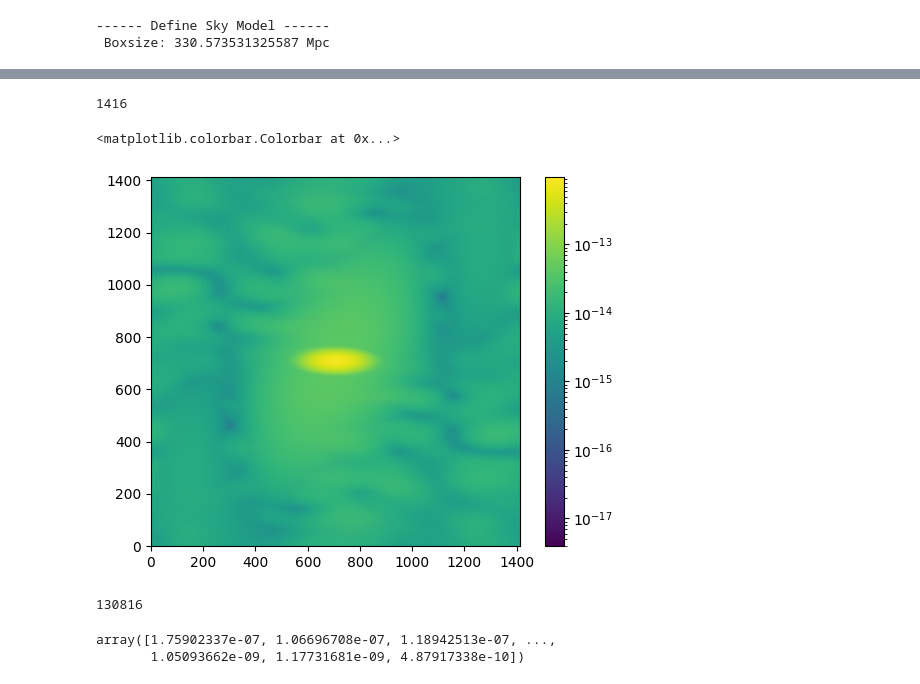
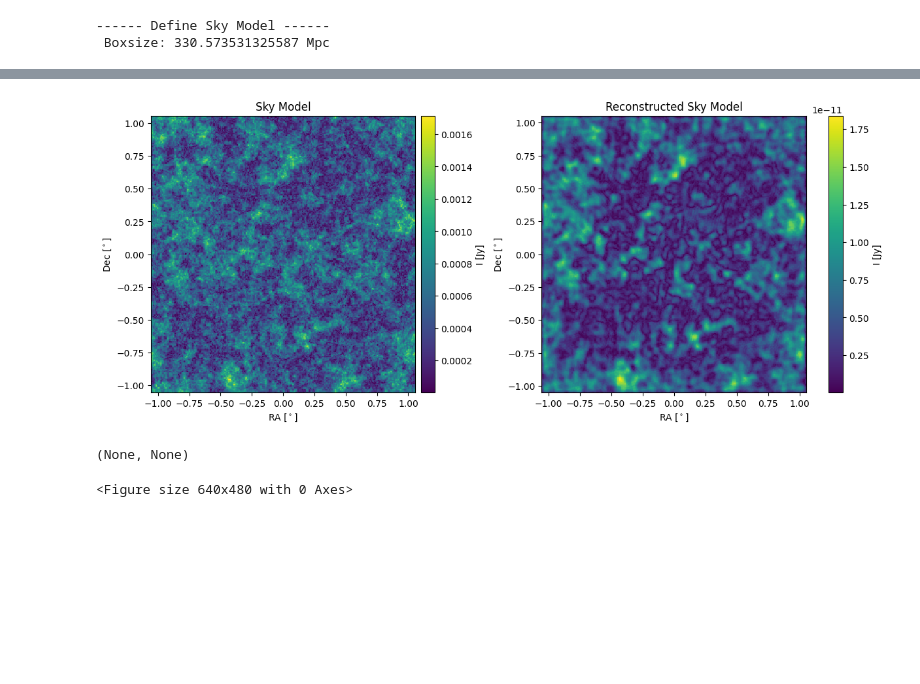
Before and after one commit to micbia/mirto, a Jupyter notebook: utils_telescope/sim_visibility.ipynb, the cells around one changed output, grey strips where cells are left out. Drawn from its saved outputs; the diff is of its cells as text; code cells hidden in the pictures; blank space fills up the shorter version.

```diff
--- a/utils_telescope/sim_visibility.ipynb
+++ b/utils_telescope/sim_visibility.ipynb
@@ -182,35 +195,44 @@ plt.show()
 # %%
-UMAX = 17000.
-URES = 12.
+"""
+UMAX = 1./dthet
+URES = 1./FoV.value
 USIZE = int(UMAX / URES)
-print(USIZE)
+"""
 
-u_bin = np.linspace(-UMAX, UMAX, USIZE, endpoint=False)
+u_bin = np.fft.fftshift(np.fft.fftfreq(256, dthet))
 
-# binn the visibility points
-uv_plane = stats.binned_statistic_2d(x=uvw[:,0], y=uvw[:,1],
-                                     values=np.abs(vis), statistic='sum', bins=[u_bin, u_bin]).statistic
+# binn the visibility points (real and complex space)
+uv_plane_real = stats.binned_statistic_2d(x=uvw[:,0], y=uvw[:,1],
+                                     values=vis.real, statistic='sum', bins=[u_bin, u_bin]).statistic
+uv_plane_compl = stats.binned_statistic_2d(x=uvw[:,0], y=uvw[:,1],
+                                     values=vis.imag, statistic='sum', bins=[u_bin, u_bin]).statistic
 
+# combine back the uv-data
+uv_plane = uv_plane_real + 1j*uv_plane_compl
+
+# sampling
 uv_sampl = stats.binned_statistic_2d(x=uvw[:,0], y=uvw[:,1],
                                      values=None, statistic='count', bins=[u_bin, u_bin]).statistic
 
 uv_plane /= np.where(uv_sampl > 0, uv_sampl, 1)
 
-I_sky_reconstruct = np.abs(np.fft.ifft2(uv_plane))
+# inverse fourier transform gridded visibility
+I_sky_reconstruct = np.fft.ifft2(uv_plane)
 I_sky_reconstruct = np.fft.fftshift(np.abs(I_sky_reconstruct))
-
-plt.imshow(I_sky_reconstruct.T, origin='lower', norm='log')
-plt.colorbar()
-# %% [output]
-1416
-<matplotlib.colorbar.Colorbar at 0x...>
-[figure, removed]
-# %%
-np.abs(vis).size
-# %% [output]
-130816
-# %%
-np.sqrt(vis.real**2+vis.imag**2)
-# %% [output]
-array([1.75902337e-07, 1.06696708e-07, 1.18942513e-07, ...,
-       1.05093662e-09, 1.17731681e-09, 4.87917338e-10])
+# %%
+# plot visibility matrix
+fig, axs = plt.subplots(figsize=(12, 5), ncols=2, nrows=1, constrained_layout=True)
+axs[0].set_title('Sky Model')
+im = axs[0].pcolormesh((l_coord*u.rad).to('deg').value, (m_coord*u.rad).to('deg').value, dT_jy, cmap='viridis')
+axs[0].set_xlabel(r'RA [$^\circ$]'), axs[0].set_ylabel(r'Dec [$^\circ$]')
+plt.colorbar(im, ax=axs[0], label='I [Jy]', pad=0.01)
+
+axs[1].set_title('Reconstructed Sky Model')
+im = axs[1].pcolormesh((l_coord*u.rad).to('deg').value, (m_coord*u.rad).to('deg').value, I_sky_reconstruct.T, cmap='viridis')
+axs[1].set_xlabel(r'RA [$^\circ$]'), axs[1].set_ylabel(r'Dec [$^\circ$]')
+plt.colorbar(im, ax=axs[1], label='I [Jy]', pad=0.01)
+plt.show(), plt.clf()
+# %% [output]
+[figure, added]
+(None, None)
+<Figure size 640x480 with 0 Axes>
```
Also changed, not shown: parts of 9 cells of this notebook, 5 other files.
